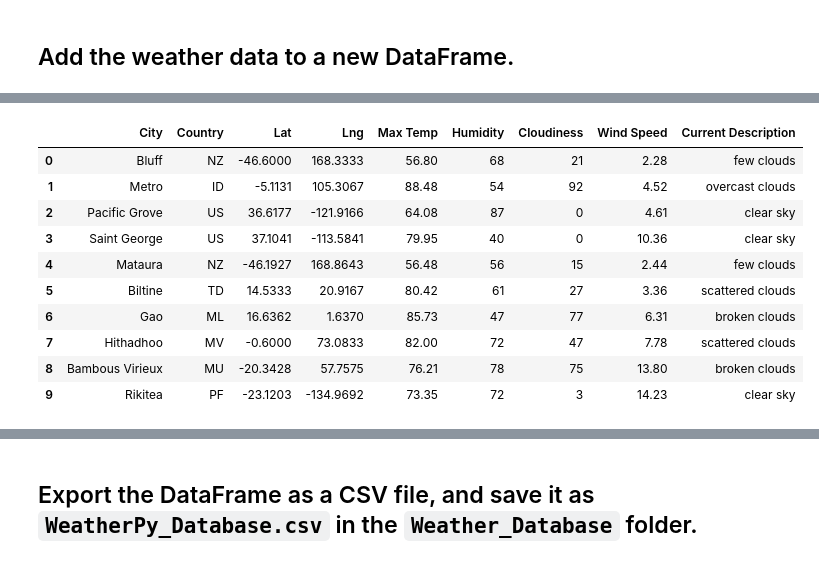
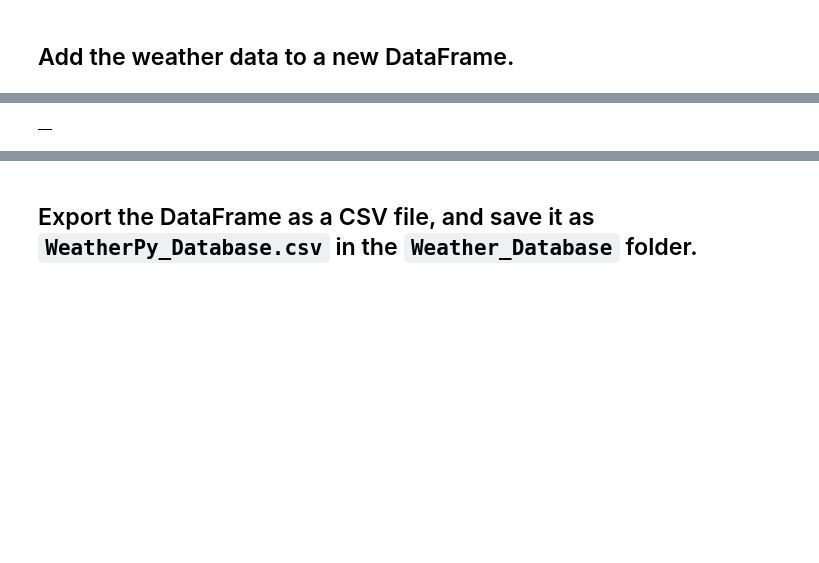
Before and after one commit to margomerritt/World_Weather_Analysis, a Jupyter notebook: Weather_Database/Weather_Database.ipynb, the cells around one changed output, grey strips where cells are left out. Drawn from its saved outputs; the diff is of its cells as text; code cells hidden in the pictures; blank space fills up the shorter version.

Commit message:
Adding Weather Analysis

```diff
--- a/Weather_Database/Weather_Database.ipynb
+++ b/Weather_Database/Weather_Database.ipynb
@@ -126,10 +126,28 @@ for i, city in enumerate(cities):
     try:
         city_weather = requests.get(city_url).json()
         # Parse out the latitude, longitude, max temp, humidity, cloudiness, wind, country, and weather description
-        # YOUR CODE HERE
+        city_lat = city_weather["coord"]["lat"]
+        city_lng = city_weather["coord"]["lon"]
+        city_max_temp = city_weather["main"]["temp_max"]
+        city_humidity = city_weather["main"]["humidity"]
+        city_clouds = city_weather["clouds"]["all"]
+        city_wind = city_weather["wind"]["speed"]
+        city_country = city_weather["sys"]["country"]
+        city_weather_description = city_weather["weather"]["description"]
+
+        city_date = datetime.utcfromtimestamp(city_weather["dt"]).strftime('%Y-%m-%d %H:%M:%S')
 
         # Append the city information into the city_data list
-        # YOUR CODE HERE
+        city_data.append({"City": city.title(),
+                          "Lat": city_lat,
+                          "Lng": city_lng,
+                          "Max Temp": city_max_temp,
+                          "Humidity": city_humidity,
+                          "Cloudiness": city_clouds,
+                          "Wind Speed": city_wind,
+                          "Country": city_country,
+                          "Date": city_date,
+                          "Current Description": city_weather_description})
 
     # If an error is experienced, skip the city
     except:
@@ -193,24 +199,14 @@ Index(['City', 'Lat', 'Lng', 'Max Temp', 'Current Description', 'Humidity',
 # %%
 # Create a list to reorder the column names as follows:
 # "City", "Country", "Lat", "Lng", "Max Temp", "Humidity",  "Cloudiness", "Wind Speed",  "Current Description"
-# YOUR CODE HERE
+new_column_order = ["City","Country","Lat","Lng","Max Temp","Humidity","Cloudiness","Wind Speed", "Current Description"]
 
 # Recreate the DataFrame by using the new column order
-# YOUR CODE HERE
+city_data_df = pd.DataFrame(city_data)
 
 # Display sample data
-# YOUR CODE HERE
+city_data_df.head(10)
 # %% [output]
-|  | City | Country | Lat | Lng | Max Temp | Humidity | Cloudiness | Wind Speed | Current Description |
-| 0 | Bluff | NZ | -46.6000 | 168.3333 | 56.80 | 68 | 21 | 2.28 | few clouds |
-| 1 | Metro | ID | -5.1131 | 105.3067 | 88.48 | 54 | 92 | 4.52 | overcast clouds |
-| 2 | Pacific Grove | US | 36.6177 | -121.9166 | 64.08 | 87 | 0 | 4.61 | clear sky |
-| 3 | Saint George | US | 37.1041 | -113.5841 | 79.95 | 40 | 0 | 10.36 | clear sky |
-| 4 | Mataura | NZ | -46.1927 | 168.8643 | 56.48 | 56 | 15 | 2.44 | few clouds |
-| 5 | Biltine | TD | 14.5333 | 20.9167 | 80.42 | 61 | 27 | 3.36 | scattered clouds |
-| 6 | Gao | ML | 16.6362 | 1.6370 | 85.73 | 47 | 77 | 6.31 | broken clouds |
-| 7 | Hithadhoo | MV | -0.6000 | 73.0833 | 82.00 | 72 | 47 | 7.78 | scattered clouds |
-| 8 | Bambous Virieux | MU | -20.3428 | 57.7575 | 76.21 | 78 | 75 | 13.80 | broken clouds |
-| 9 | Rikitea | PF | -23.1203 | -134.9692 | 73.35 | 72 | 3 | 14.23 | clear sky |
+|  |
 # %%
 # Display the data types of each column by using the dtypes Pandas function
```
Also changed, not shown: parts of 8 cells of this notebook, 2 other files.
